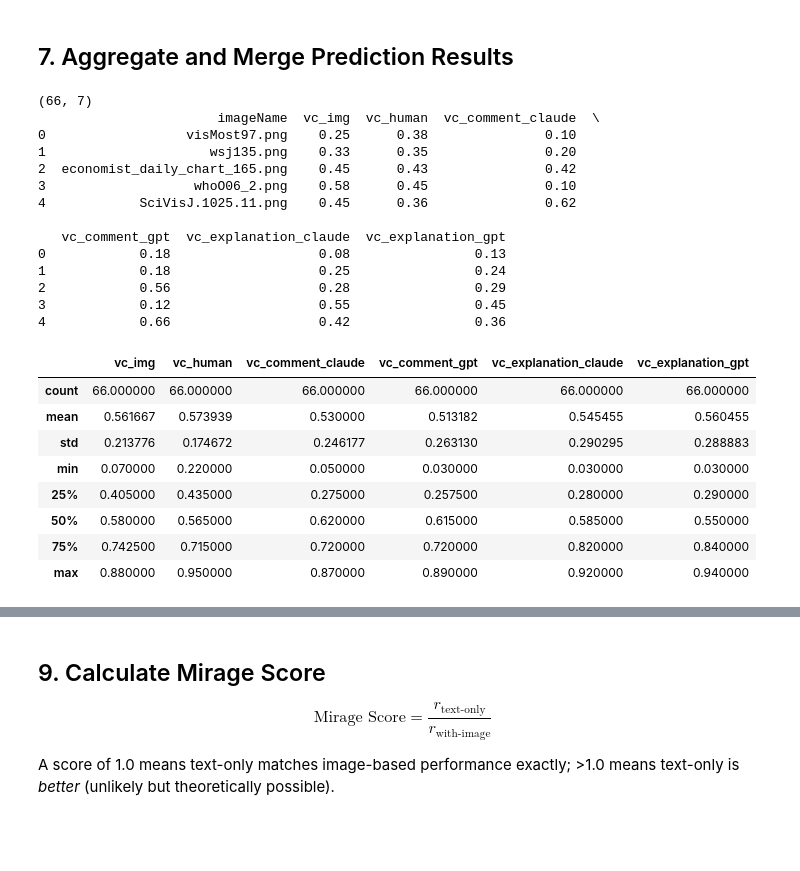
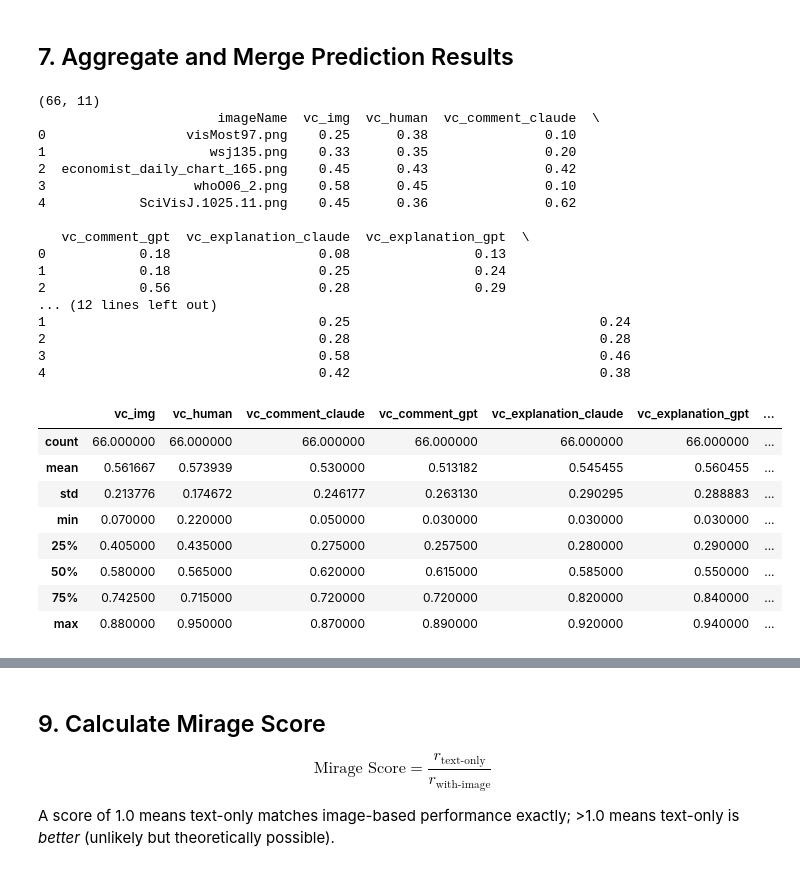
Before and after one commit to mling216/comment-post-processing, a Jupyter notebook: Claude_vc_prediction/Mirage_Score_Analysis.ipynb, the cells around one changed output, grey strips where cells are left out. Cells and saved outputs as stored; diff of their text form; code cells hidden in the pictures; blank space fills up the shorter version.

```diff
--- a/Claude_vc_prediction/Mirage_Score_Analysis.ipynb
+++ b/Claude_vc_prediction/Mirage_Score_Analysis.ipynb
@@ -51,7 +51,7 @@ GT_CSV        = Path('gt_all_66.csv')   # human-rated ground truth (66 images)
 IMG_SCORES_CSV = RESULTS_DIR / 'vc_api_63_v0_tw_dyn' / 'vc_scores.csv'
 IMG_EXPL_CSV   = RESULTS_DIR / 'vc_api_63_v0_tw_dyn' / 'vc_explanations.csv'
 
-# ── Output dirs for text-only runs ──────────────────────────────────────────
+# ── Output dirs for text-only runs (base prompt) ──────────────────────────
 MIRAGE_DIRS = {
     ('comment',     'claude'): RESULTS_DIR / 'vc_api_63_mirage_comment_claude',
     ('comment',     'gpt'):    RESULTS_DIR / 'vc_api_63_mirage_comment_gpt',
@@ -61,6 +61,16 @@ MIRAGE_DIRS = {
 for d in MIRAGE_DIRS.values():
     d.mkdir(parents=True, exist_ok=True)
 
+# ── Output dirs for "no image" explicit prompt condition ──────────────────
+MIRAGE_DIRS_NO_IMAGE_STATED = {
+    ('comment',     'claude'): RESULTS_DIR / 'vc_api_63_mirage_comment_claude_no_image_stated',
+    ('comment',     'gpt'):    RESULTS_DIR / 'vc_api_63_mirage_comment_gpt_no_image_stated',
+    ('explanation', 'claude'): RESULTS_DIR / 'vc_api_63_mirage_explanation_claude_no_image_stated',
+    ('explanation', 'gpt'):    RESULTS_DIR / 'vc_api_63_mirage_explanation_gpt_no_image_stated',
+}
+for d in MIRAGE_DIRS_NO_IMAGE_STATED.values():
+    d.mkdir(parents=True, exist_ok=True)
+
 CLAUDE_MODEL = 'claude-sonnet-4-6'
 GPT_MODEL    = 'gpt-5.4'
 
@@ -450,7 +544,7 @@ Done. Valid scores: 66/66
 ## 7. Aggregate and Merge Prediction Results
 # %%
 def _load_saved_scores(out_dir: Path) -> dict:
-    """Load previously saved vc_scores.csv from a MIRAGE_DIRS folder."""
+    """Load previously saved vc_scores.csv from a results folder."""
     p = out_dir / 'vc_scores.csv'
     if p.exists():
         df = pd.read_csv(p)
@@ -458,51 +552,75 @@ def _load_saved_scores(out_dir: Path) -> dict:
     return {}
 
 
 # Reload from disk (in case the cells were run across sessions)
-def _series_from_dir(key, df_texts):
-    d = _load_saved_scores(MIRAGE_DIRS[key])
+def _series_from_dir(results_dir: Path, df_texts: pd.DataFrame):
+    d = _load_saved_scores(results_dir)
     return pd.Series([d.get(n) for n in df_texts['imageName']],
                      index=df_texts['imageName'], dtype=float)
 
-# Re-assign from saved files (idempotent)
-scores_comment_claude = _series_from_dir(('comment',     'claude'), df_texts)
-scores_comment_gpt    = _series_from_dir(('comment',     'gpt'),    df_texts)
-scores_expl_claude    = _series_from_dir(('explanation', 'claude'), df_texts)
-scores_expl_gpt       = _series_from_dir(('explanation', 'gpt'),    df_texts)
+
+# Base prompt condition
+scores_comment_claude = _series_from_dir(MIRAGE_DIRS[('comment', 'claude')], df_texts)
+scores_comment_gpt    = _series_from_dir(MIRAGE_DIRS[('comment', 'gpt')], df_texts)
+scores_expl_claude    = _series_from_dir(MIRAGE_DIRS[('explanation', 'claude')], df_texts)
+scores_expl_gpt       = _series_from_dir(MIRAGE_DIRS[('explanation', 'gpt')], df_texts)
+
+# New prompt condition: explicit no-image statement
+scores_comment_claude_no_image_stated = _series_from_dir(
+    MIRAGE_DIRS_NO_IMAGE_STATED[('comment', 'claude')], df_texts
+)
+scores_comment_gpt_no_image_stated = _series_from_dir(
+    MIRAGE_DIRS_NO_IMAGE_STATED[('comment', 'gpt')], df_texts
+)
+scores_expl_claude_no_image_stated = _series_from_dir(
+    MIRAGE_DIRS_NO_IMAGE_STATED[('explanation', 'claude')], df_texts
+)
+scores_expl_gpt_no_image_stated = _series_from_dir(
+    MIRAGE_DIRS_NO_IMAGE_STATED[('explanation', 'gpt')], df_texts
+)
 
 # Build merged DataFrame
 df_all = df_ref.copy().set_index('imageName')
 df_all['vc_comment_claude']     = scores_comment_claude
 df_all['vc_comment_gpt']        = scores_comment_gpt
 df_all['vc_explanation_claude'] = scores_expl_claude
 df_all['vc_explanation_gpt']    = scores_expl_gpt
+
+df_all['vc_comment_claude_no_image_stated']     = scores_comment_claude_no_image_stated
+df_all['vc_comment_gpt_no_image_stated']        = scores_comment_gpt_no_image_stated
+df_all['vc_explanation_claude_no_image_stated'] = scores_expl_claude_no_image_stated
+df_all['vc_explanation_gpt_no_image_stated']    = scores_expl_gpt_no_image_stated
+
 df_all = df_all.reset_index()
 
 print(df_all.shape)
 print(df_all.head())
 df_all.describe()
 # %% [output]
-(66, 7)
+(66, 11)
                        imageName  vc_img  vc_human  vc_comment_claude  \
 0                  visMost97.png    0.25      0.38               0.10
 1                     wsj135.png    0.33      0.35               0.20
 2  economist_daily_chart_165.png    0.45      0.43               0.42
 3                   whoO06_2.png    0.58      0.45               0.10
 4            SciVisJ.1025.11.png    0.45      0.36               0.62
 
-   vc_comment_gpt  vc_explanation_claude  vc_explanation_gpt
+   vc_comment_gpt  vc_explanation_claude  vc_explanation_gpt  \
 0            0.18                   0.08                0.13
 1            0.18                   0.25                0.24
 2            0.56                   0.28                0.29
-3            0.12                   0.55                0.45
-4            0.66                   0.42                0.36
+... (12 lines left out)
+1                                   0.25                                0.24
+2                                   0.28                                0.28
+3                                   0.58                                0.46
+4                                   0.42                                0.38
-|  | vc_img | vc_human | vc_comment_claude | vc_comment_gpt | vc_explanation_claude | vc_explanation_gpt |
-| count | 66.000000 | 66.000000 | 66.000000 | 66.000000 | 66.000000 | 66.000000 |
-| mean | 0.561667 | 0.573939 | 0.530000 | 0.513182 | 0.545455 | 0.560455 |
-| std | 0.213776 | 0.174672 | 0.246177 | 0.263130 | 0.290295 | 0.288883 |
-| min | 0.070000 | 0.220000 | 0.050000 | 0.030000 | 0.030000 | 0.030000 |
-| 25% | 0.405000 | 0.435000 | 0.275000 | 0.257500 | 0.280000 | 0.290000 |
-| 50% | 0.580000 | 0.565000 | 0.620000 | 0.615000 | 0.585000 | 0.550000 |
-| 75% | 0.742500 | 0.715000 | 0.720000 | 0.720000 | 0.820000 | 0.840000 |
-| max | 0.880000 | 0.950000 | 0.870000 | 0.890000 | 0.920000 | 0.940000 |
+|  | vc_img | vc_human | vc_comment_claude | vc_comment_gpt | vc_explanation_claude | vc_explanation_gpt | ... |
+| count | 66.000000 | 66.000000 | 66.000000 | 66.000000 | 66.000000 | 66.000000 | ... |
+| mean | 0.561667 | 0.573939 | 0.530000 | 0.513182 | 0.545455 | 0.560455 | ... |
+| std | 0.213776 | 0.174672 | 0.246177 | 0.263130 | 0.290295 | 0.288883 | ... |
+| min | 0.070000 | 0.220000 | 0.050000 | 0.030000 | 0.030000 | 0.030000 | ... |
+| 25% | 0.405000 | 0.435000 | 0.275000 | 0.257500 | 0.280000 | 0.290000 | ... |
+| 50% | 0.580000 | 0.565000 | 0.620000 | 0.615000 | 0.585000 | 0.550000 | ... |
+| 75% | 0.742500 | 0.715000 | 0.720000 | 0.720000 | 0.820000 | 0.840000 | ... |
+| max | 0.880000 | 0.950000 | 0.870000 | 0.890000 | 0.920000 | 0.940000 | ... |
 # %% [markdown]
```
Also changed, not shown: parts of 16 cells of this notebook, 2 other files.
